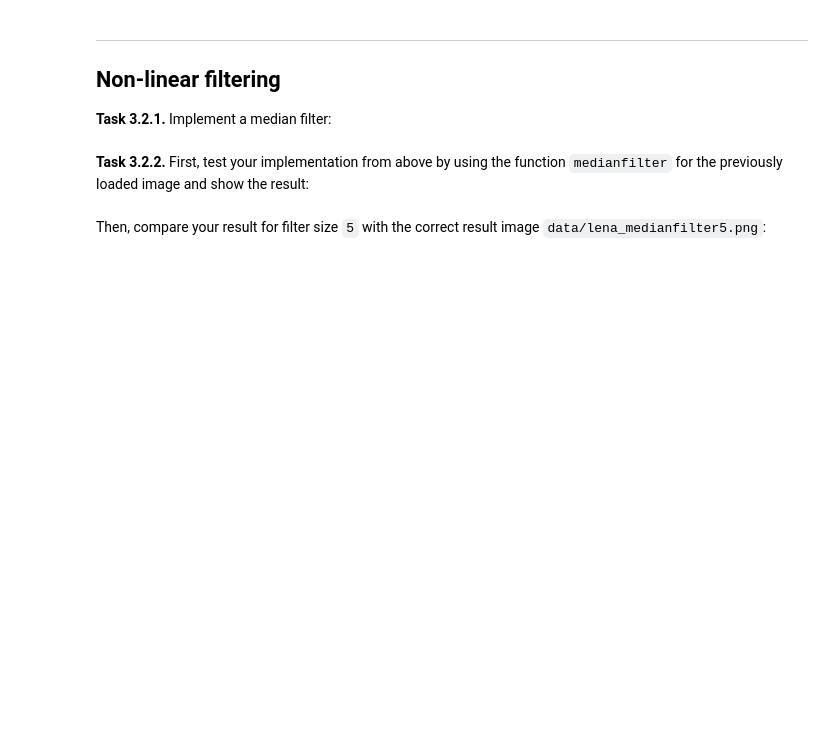
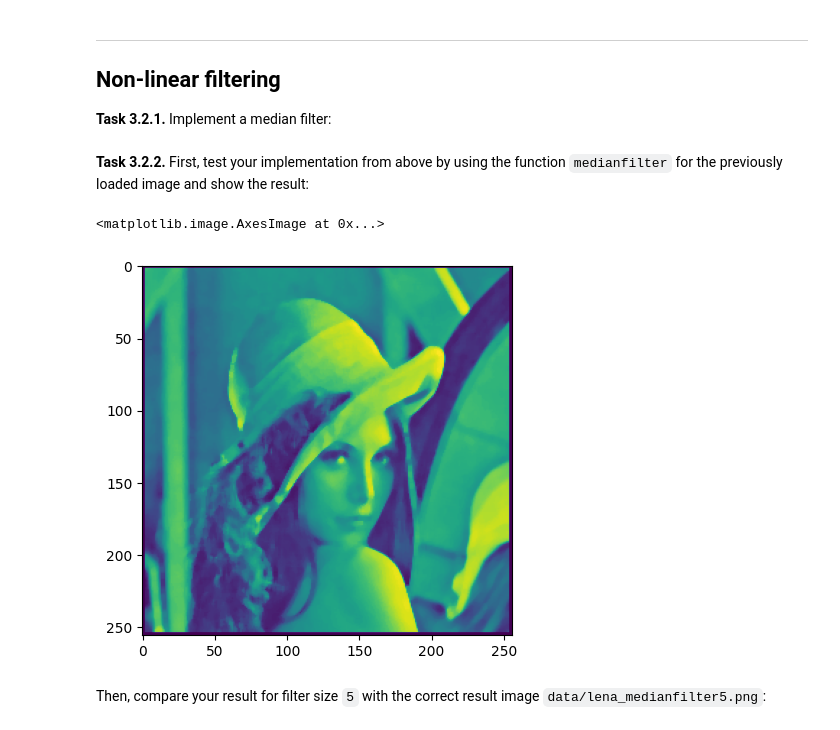
Before and after one commit to PhilippScheulen/mobi-fs3-python, a Jupyter notebook: task3.ipynb, the cells around one changed output. Drawn from its saved outputs; the diff is of its cells as text; code cells hidden in the pictures; blank space fills up the shorter version.

Commit message:
median filter

```diff
--- a/task3.ipynb
+++ b/task3.ipynb
@@ -54,4 +56,22 @@ def medianfilter(img, size):
+# %%
+def medianfilter(img, size):
+    result = numpy.zeros(img.shape)
+    n = (size - 1) // 2
+    for p in numpy.ndindex(img.shape[0]-2*n,img.shape[1]-2*n):
+        list=[]
+        for q in numpy.ndindex(size, size):
+            y = p[0]+q[0]
+            x = p[1]+q[1]
+            list.append(img[x,y])
+        Intensity=sorted(list)[size*size//2]
+        result[p[1]+n , p[0]+n] = Intensity
+    return result
 # %% [markdown]
 **<a id="#">Task 3.2.2.</a>** First, test your implementation from above by using the function `medianfilter` for the previously loaded image and show the result:
+# %%
+plt.imshow(medianfilter(lena.copy(),5))
+# %% [output]
+<matplotlib.image.AxesImage at 0x...>
+[figure, added]
 # %% [markdown]
 Then, compare your result for filter size `5` with the correct result image `data/lena_medianfilter5.png`:
```
Also changed, not shown: parts of 5 cells of this notebook.
